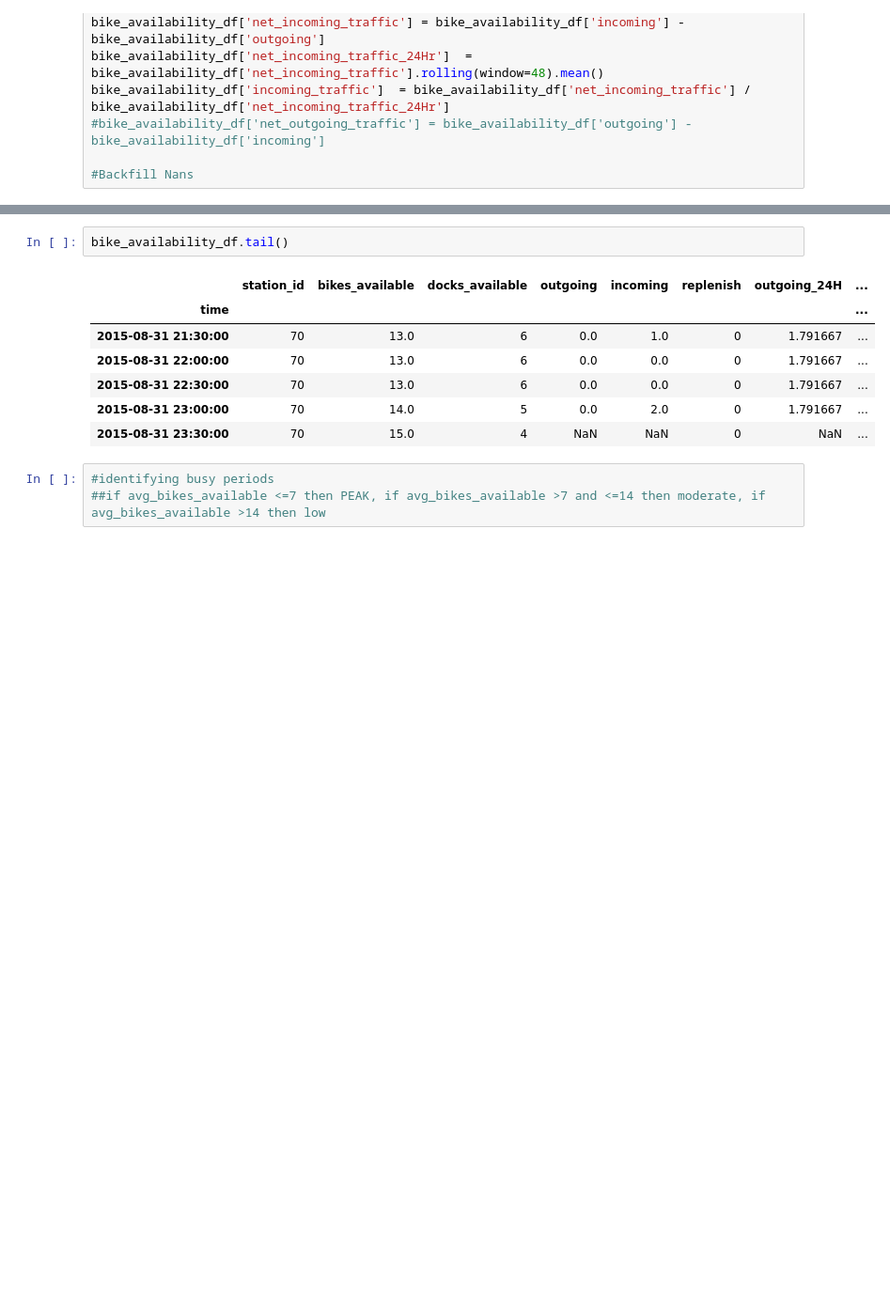
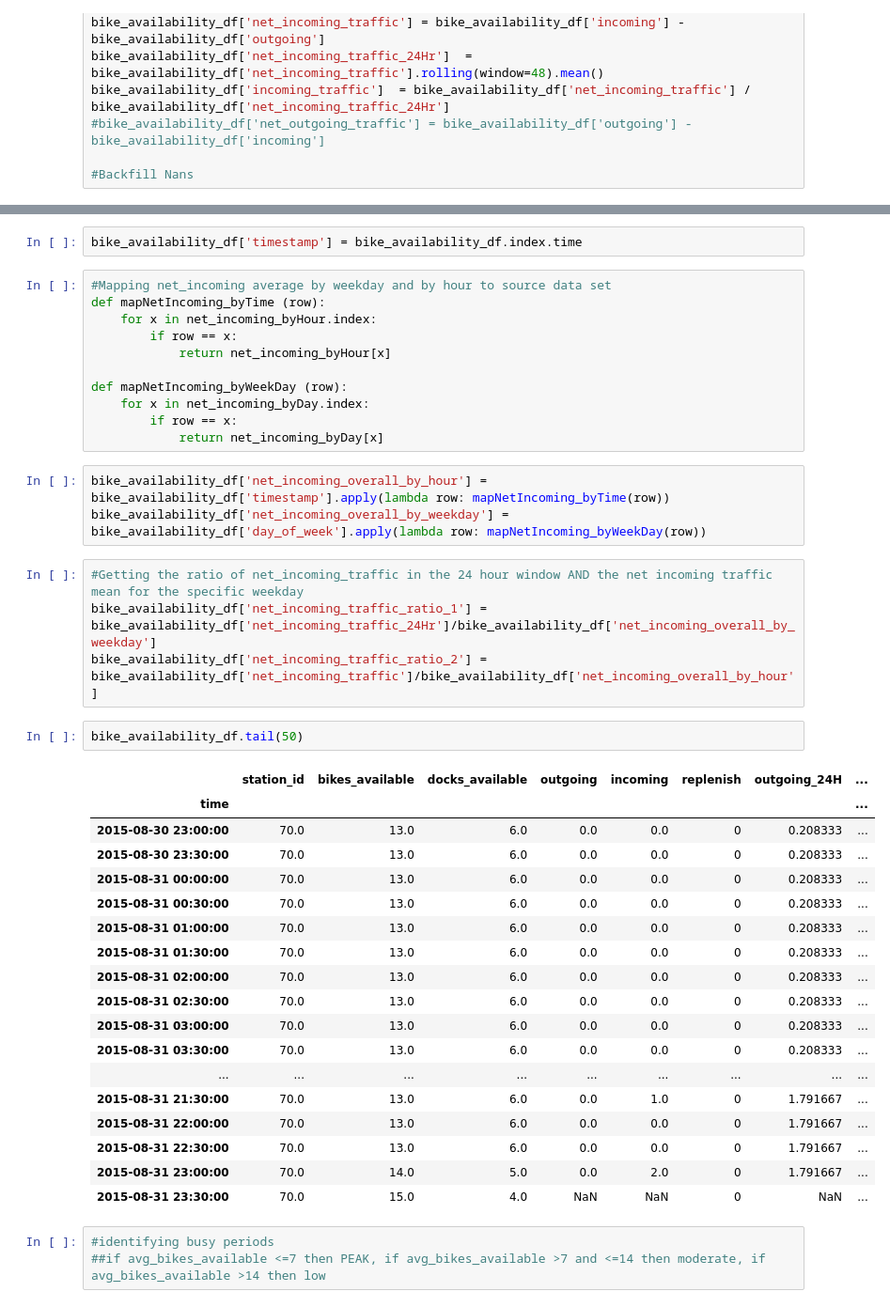
Before and after one commit to shantanurathore/CapstoneFinal, a Jupyter notebook: Capstone2_prod.ipynb, the cells around one changed output, grey strips where cells are left out. Shown at 94% size. Saved outputs shown, nothing was run; the diff lists cells and outputs as text; blank space fills up the shorter version.

```diff
--- a/Capstone2_prod.ipynb
+++ b/Capstone2_prod.ipynb
@@ -546,13 +569,44 @@ bike_availability_df['incoming_traffic']  = bike_availability_df['net_incoming_t
+# %%
+bike_availability_df['timestamp'] = bike_availability_df.index.time
+# %%
+#Mapping net_incoming average by weekday and by hour to source data set
+def mapNetIncoming_byTime (row):
+    for x in net_incoming_byHour.index:
+        if row == x:
+            return net_incoming_byHour[x]
+
+def mapNetIncoming_byWeekDay (row):
+    for x in net_incoming_byDay.index:
+        if row == x:
+            return net_incoming_byDay[x]
+# %%
+bike_availability_df['net_incoming_overall_by_hour'] = bike_availability_df['timestamp'].apply(lambda row: mapNetIncoming_byTime(row))
+bike_availability_df['net_incoming_overall_by_weekday'] = bike_availability_df['day_of_week'].apply(lambda row: mapNetIncoming_byWeekDay(row))
+# %%
+#Getting the ratio of net_incoming_traffic in the 24 hour window AND the net incoming traffic mean for the specific weekday
+bike_availability_df['net_incoming_traffic_ratio_1'] = bike_availability_df['net_incoming_traffic_24Hr']/bike_availability_df['net_incoming_overall_by_weekday']
+bike_availability_df['net_incoming_traffic_ratio_2'] = bike_availability_df['net_incoming_traffic']/bike_availability_df['net_incoming_overall_by_hour']
 # %%
-bike_availability_df.tail()
+bike_availability_df.tail(50)
 # %% [output]
 |  | station_id | bikes_available | docks_available | outgoing | incoming | replenish | outgoing_24H | ... |
 | time |  |  |  |  |  |  |  | ... |
-| 2015-08-31 21:30:00 | 70 | 13.0 | 6 | 0.0 | 1.0 | 0 | 1.791667 | ... |
-| 2015-08-31 22:00:00 | 70 | 13.0 | 6 | 0.0 | 0.0 | 0 | 1.791667 | ... |
-| 2015-08-31 22:30:00 | 70 | 13.0 | 6 | 0.0 | 0.0 | 0 | 1.791667 | ... |
-| 2015-08-31 23:00:00 | 70 | 14.0 | 5 | 0.0 | 2.0 | 0 | 1.791667 | ... |
-| 2015-08-31 23:30:00 | 70 | 15.0 | 4 | NaN | NaN | 0 | NaN | ... |
+| 2015-08-30 23:00:00 | 70.0 | 13.0 | 6.0 | 0.0 | 0.0 | 0 | 0.208333 | ... |
+| 2015-08-30 23:30:00 | 70.0 | 13.0 | 6.0 | 0.0 | 0.0 | 0 | 0.208333 | ... |
+| 2015-08-31 00:00:00 | 70.0 | 13.0 | 6.0 | 0.0 | 0.0 | 0 | 0.208333 | ... |
+| 2015-08-31 00:30:00 | 70.0 | 13.0 | 6.0 | 0.0 | 0.0 | 0 | 0.208333 | ... |
+| 2015-08-31 01:00:00 | 70.0 | 13.0 | 6.0 | 0.0 | 0.0 | 0 | 0.208333 | ... |
+| 2015-08-31 01:30:00 | 70.0 | 13.0 | 6.0 | 0.0 | 0.0 | 0 | 0.208333 | ... |
+| 2015-08-31 02:00:00 | 70.0 | 13.0 | 6.0 | 0.0 | 0.0 | 0 | 0.208333 | ... |
+| 2015-08-31 02:30:00 | 70.0 | 13.0 | 6.0 | 0.0 | 0.0 | 0 | 0.208333 | ... |
+| 2015-08-31 03:00:00 | 70.0 | 13.0 | 6.0 | 0.0 | 0.0 | 0 | 0.208333 | ... |
+| 2015-08-31 03:30:00 | 70.0 | 13.0 | 6.0 | 0.0 | 0.0 | 0 | 0.208333 | ... |
+| ... | ... | ... | ... | ... | ... | ... | ... | ... |
+| 2015-08-31 21:30:00 | 70.0 | 13.0 | 6.0 | 0.0 | 1.0 | 0 | 1.791667 | ... |
+| 2015-08-31 22:00:00 | 70.0 | 13.0 | 6.0 | 0.0 | 0.0 | 0 | 1.791667 | ... |
+| 2015-08-31 22:30:00 | 70.0 | 13.0 | 6.0 | 0.0 | 0.0 | 0 | 1.791667 | ... |
+| 2015-08-31 23:00:00 | 70.0 | 14.0 | 5.0 | 0.0 | 2.0 | 0 | 1.791667 | ... |
+| 2015-08-31 23:30:00 | 70.0 | 15.0 | 4.0 | NaN | NaN | 0 | NaN | ... |
 # %%
 #identifying busy periods
 ##if avg_bikes_available <=7 then PEAK, if avg_bikes_available >7 and <=14 then moderate, if avg_bikes_available >14 then low
```
Also changed, not shown: parts of 13 cells of this notebook.
